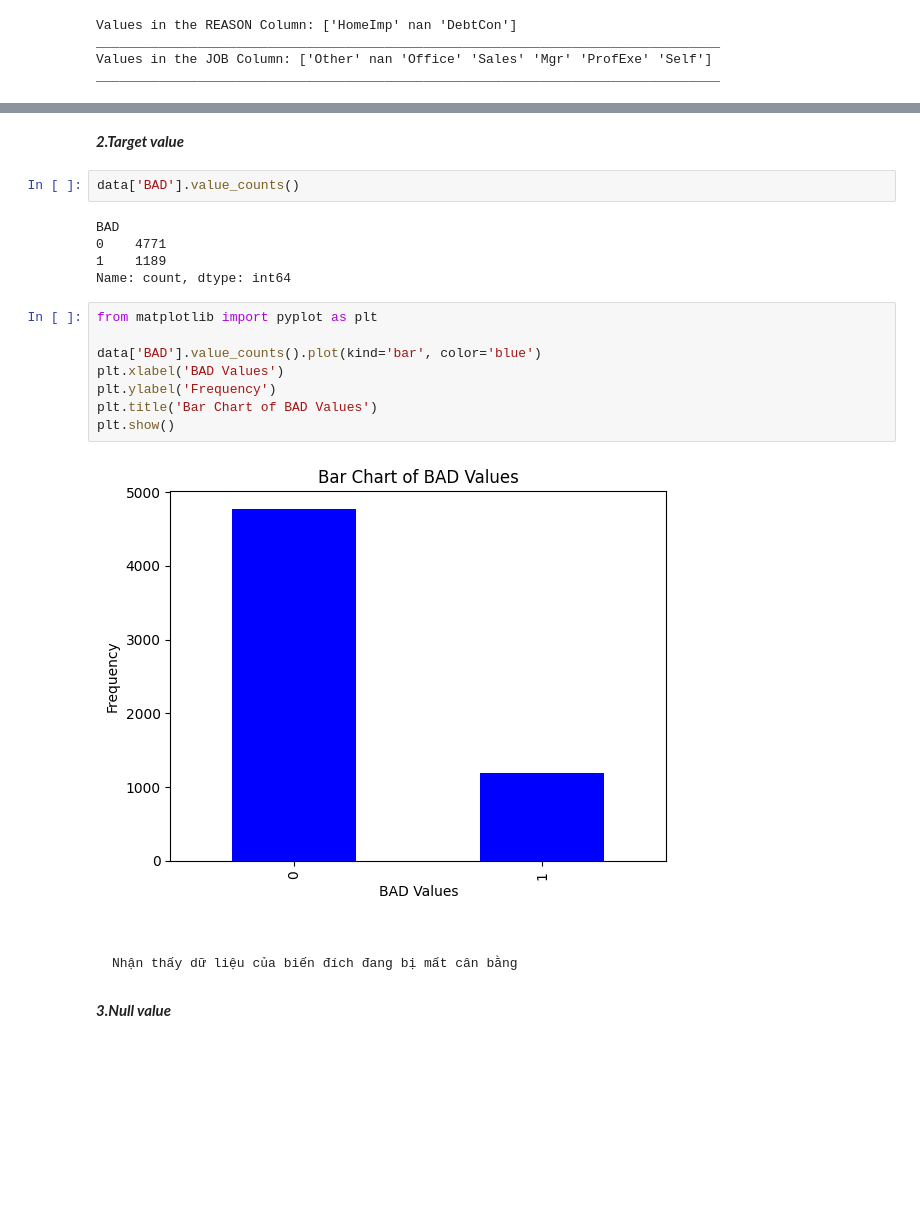
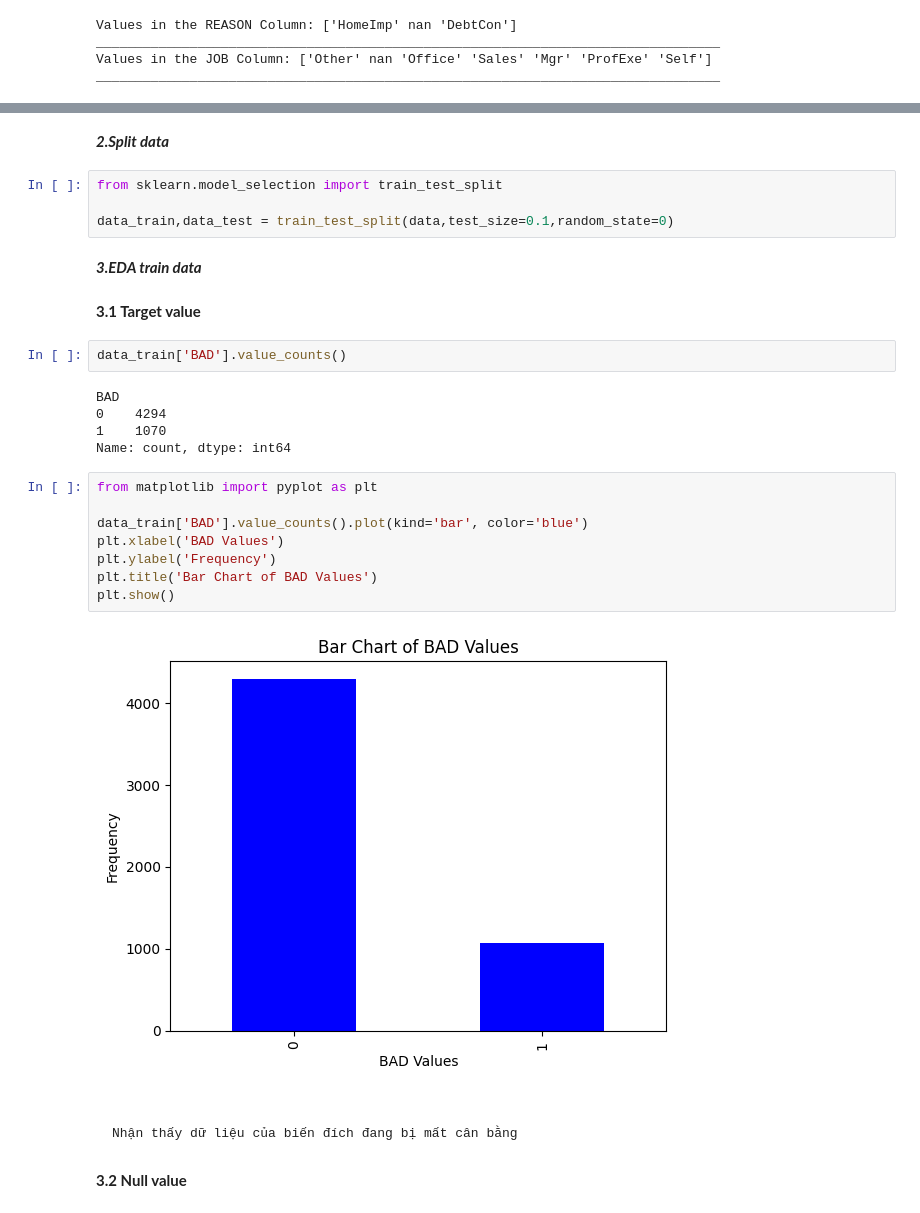
Before and after one commit to thinh661/Credit_Score_Webapp, a Jupyter notebook: EDA_hmeq.ipynb, the cells around one changed output, grey strips where cells are left out. Cells and saved outputs as stored; diff of their text form; blank space fills up the shorter version.

```diff
--- a/EDA_hmeq.ipynb
+++ b/EDA_hmeq.ipynb
@@ -87,24 +92,32 @@ data.describe()
+# %% [markdown]
+***2.Split data***
+# %%
+from sklearn.model_selection import train_test_split
+
+data_train,data_test = train_test_split(data,test_size=0.1,random_state=0)
+# %% [markdown]
+***3.EDA train data***
 # %% [markdown]
-***2.Target value***
+****3.1 Target value****
 # %%
-data['BAD'].value_counts()
+data_train['BAD'].value_counts()
 # %% [output]
 BAD
-0    4771
-1    1189
+0    4294
+1    1070
 Name: count, dtype: int64
 # %%
 from matplotlib import pyplot as plt
 
-data['BAD'].value_counts().plot(kind='bar', color='blue')
+data_train['BAD'].value_counts().plot(kind='bar', color='blue')
 plt.xlabel('BAD Values')
 plt.ylabel('Frequency')
 plt.title('Bar Chart of BAD Values')
 plt.show()
 # %% [output]
-[figure, old version]
+[figure, new version]
 # %% [markdown]
 ###
     Nhận thấy dữ liệu của biến đích đang bị mất cân bằng
 # %% [markdown]
-***3.Null value***
+****3.2 Null value****
```
Also changed, not shown: parts of 28 cells of this notebook, 2 other files.
